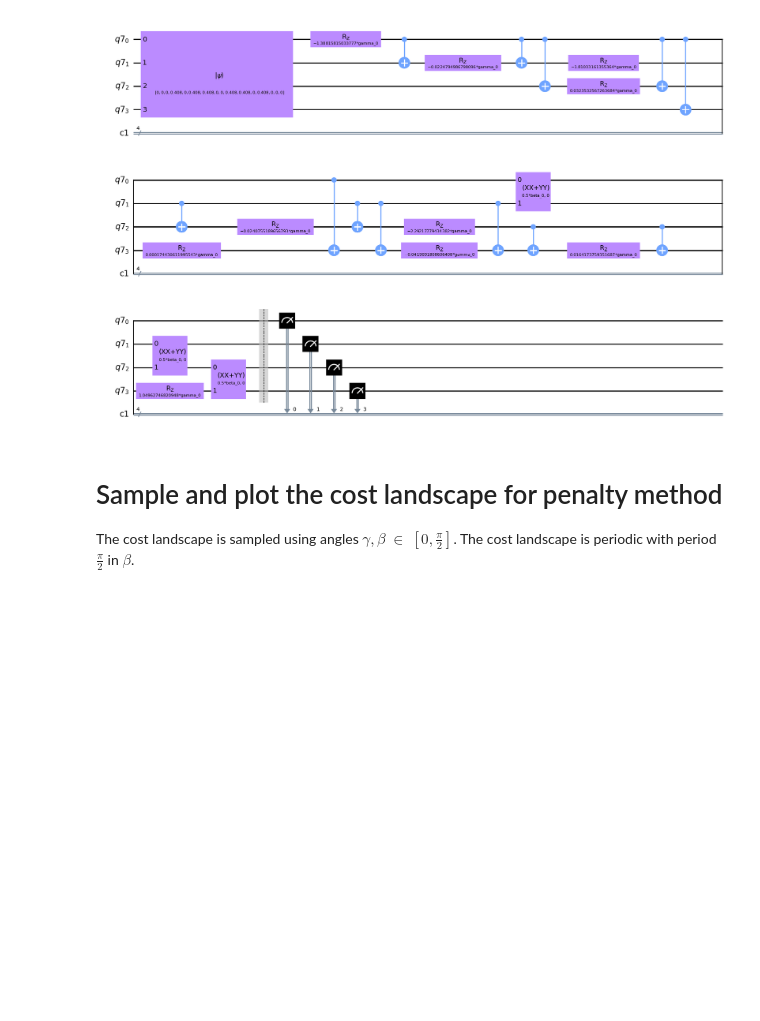
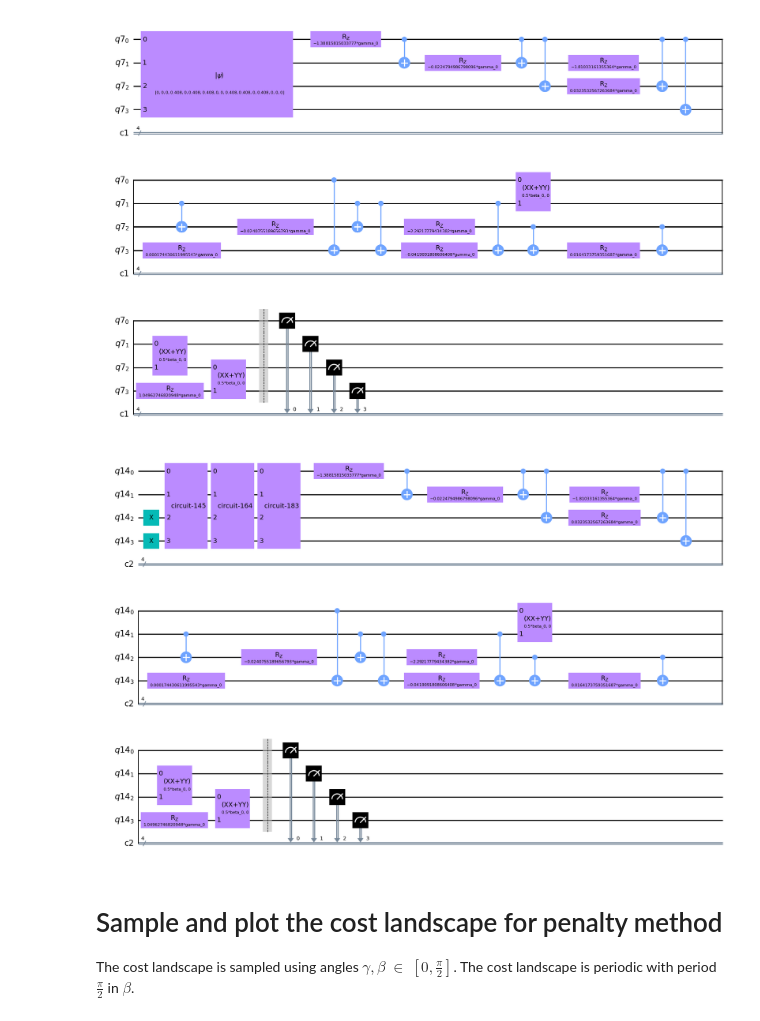
Before and after one commit to OpenQuantumComputing/QAOA, a Jupyter notebook: examples/PortfolioOptimization/ToyExample_PortOpt.ipynb, the cells around one changed output. Drawn from its saved outputs; the diff is of its cells as text; code cells hidden in the pictures; blank space fills up the shorter version.

```diff
--- a/examples/PortfolioOptimization/ToyExample_PortOpt.ipynb
+++ b/examples/PortfolioOptimization/ToyExample_PortOpt.ipynb
@@ -94,6 +107,10 @@ Below the quantum circuit for the QAOA method is shown. The circuit corresponds
 qaoaport_opt_XYmixer.parameterized_circuit.draw(output = 'mpl')
 # %% [output]
 [figure]
+# %%
+qaoaport_opt_XYmixer_dicke.parameterized_circuit.draw(output = 'mpl')
+# %% [output]
+[figure, added]
 # %% [markdown]
 # Sample and plot the cost landscape for penalty method
 The cost landscape is sampled using angles $\gamma, \beta$ $\in$ $[0, \frac{\pi}{2}]$. The cost landscape is periodic with period $\frac{\pi}{2}$ in $\beta$.
```
Also changed, not shown: parts of 7 cells of this notebook, 5 other files.
